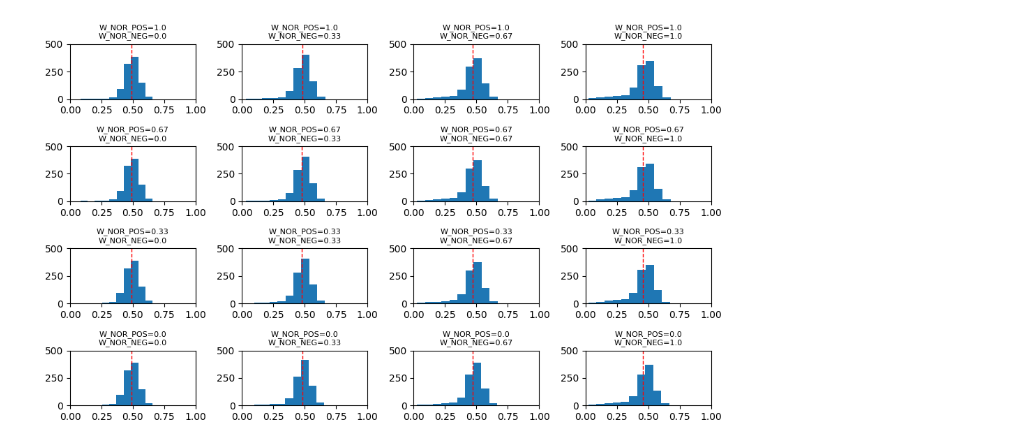
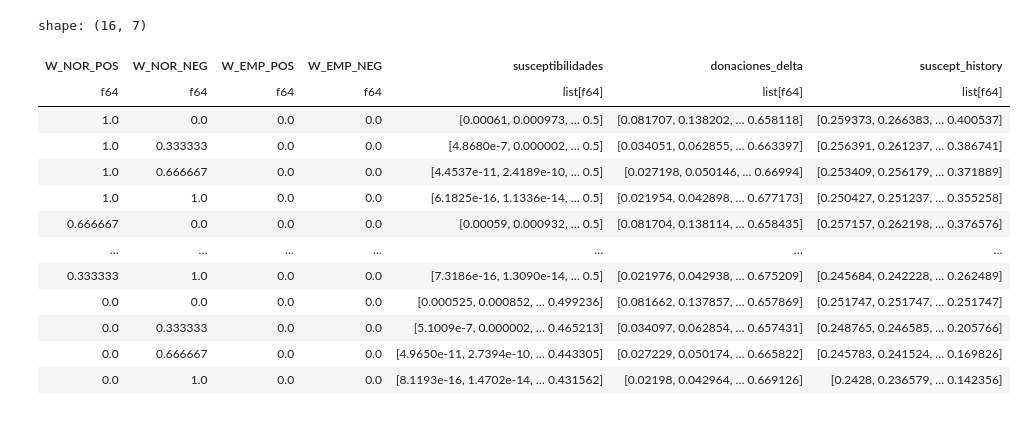
Before and after one commit to josesg998/CursoRL, a Jupyter notebook: monografia/visualizacion.ipynb, the cells around one changed output. Saved outputs shown, nothing was run; the diff lists cells and outputs as text; code cells hidden in the pictures.

```diff
--- a/monografia/visualizacion.ipynb
+++ b/monografia/visualizacion.ipynb
@@ -21,3 +27,20 @@ ComputeError: CSV format does not support nested data
 # data.with_columns(
 #     pl.col('donaciones_delta').list.std().alias('donaciones_std'),
 # ).sort('donaciones_std')
+# %%
+data.sort('W_NOR_NEG').sort(pl.col('W_NOR_POS'),descending=True).filter(pl.col('W_EMP_NEG').eq(0) & pl.col('W_EMP_POS').eq(0))
+# %% [output]
+shape: (16, 7)
+| W_NOR_POS | W_NOR_NEG | W_EMP_POS | W_EMP_NEG | susceptibilidades | donaciones_delta | suscept_history |
+| f64 | f64 | f64 | f64 | list[f64] | list[f64] | list[f64] |
+| 1.0 | 0.0 | 0.0 | 0.0 | [0.00061, 0.000973, … 0.5] | [0.081707, 0.138202, … 0.658118] | [0.259373, 0.266383, … 0.400537] |
+| 1.0 | 0.333333 | 0.0 | 0.0 | [4.8680e-7, 0.000002, … 0.5] | [0.034051, 0.062855, … 0.663397] | [0.256391, 0.261237, … 0.386741] |
+| 1.0 | 0.666667 | 0.0 | 0.0 | [4.4537e-11, 2.4189e-10, … 0.5] | [0.027198, 0.050146, … 0.66994] | [0.253409, 0.256179, … 0.371889] |
+| 1.0 | 1.0 | 0.0 | 0.0 | [6.1825e-16, 1.1336e-14, … 0.5] | [0.021954, 0.042898, … 0.677173] | [0.250427, 0.251237, … 0.355258] |
+| 0.666667 | 0.0 | 0.0 | 0.0 | [0.00059, 0.000932, … 0.5] | [0.081704, 0.138114, … 0.658435] | [0.257157, 0.262198, … 0.376576] |
+| … | … | … | … | … | … | … |
+| 0.333333 | 1.0 | 0.0 | 0.0 | [7.3186e-16, 1.3090e-14, … 0.5] | [0.021976, 0.042938, … 0.675209] | [0.245684, 0.242228, … 0.262489] |
+| 0.0 | 0.0 | 0.0 | 0.0 | [0.000525, 0.000852, … 0.499236] | [0.081662, 0.137857, … 0.657869] | [0.251747, 0.251747, … 0.251747] |
+| 0.0 | 0.333333 | 0.0 | 0.0 | [5.1009e-7, 0.000002, … 0.465213] | [0.034097, 0.062854, … 0.657431] | [0.248765, 0.246585, … 0.205766] |
+| 0.0 | 0.666667 | 0.0 | 0.0 | [4.9650e-11, 2.7394e-10, … 0.443305] | [0.027229, 0.050174, … 0.665822] | [0.245783, 0.241524, … 0.169826] |
+| 0.0 | 1.0 | 0.0 | 0.0 | [8.1193e-16, 1.4702e-14, … 0.431562] | [0.02198, 0.042964, … 0.669126] | [0.2428, 0.236579, … 0.142356] |
@@ -60,6 +106,0 @@ def plot(plot_data: pl.DataFrame,variable:str,xlimits=1,ylimits=500):
-# %%
-# select subset
-plot_data = data.filter(pl.col('W_EMP_POS').eq(0) & pl.col('W_EMP_NEG').eq(0)).sort('W_NOR_POS', descending=True)
-plot(plot_data, 'donaciones_delta',xlimits=1,ylimits=500)
-# %% [output]
-[figure, removed]
```
Also changed, not shown: parts of 13 cells of this notebook, 19 other files.
